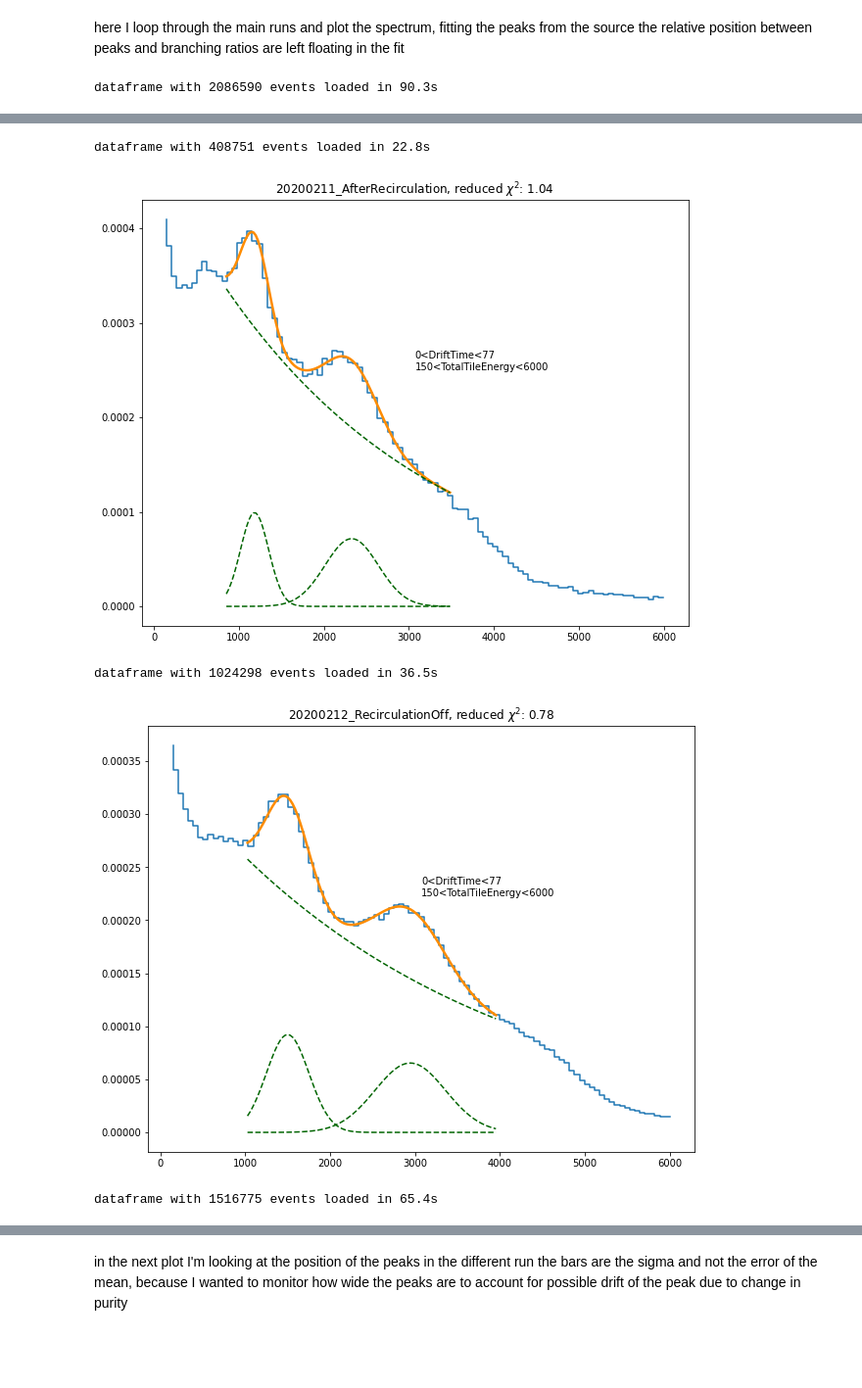
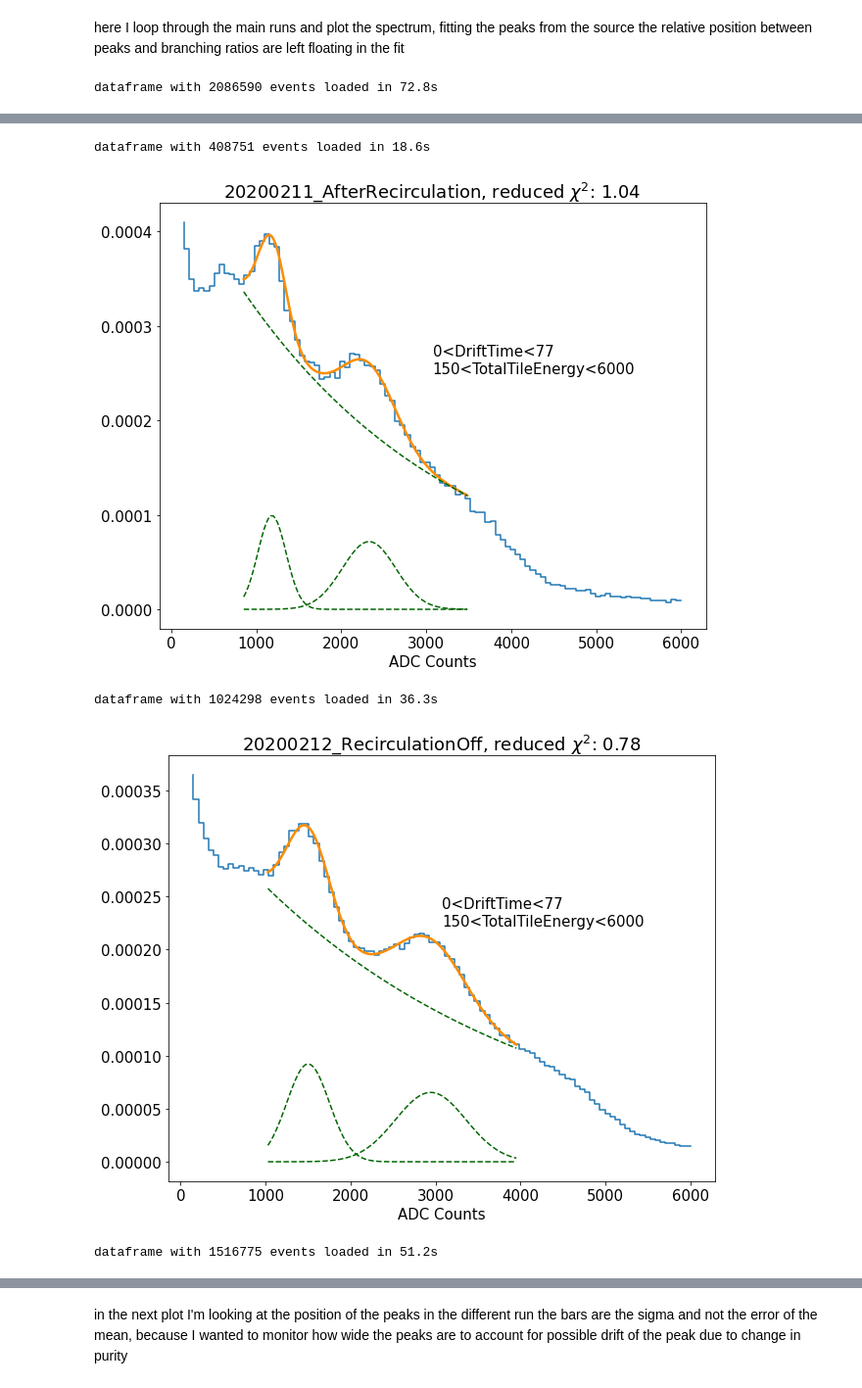
Before and after one commit to jdalmasson88/LXe_notebooks, a Jupyter notebook: spectrum_study.ipynb, the cells around one changed output, grey strips where cells are left out. Shown at 98% size. Cells and saved outputs as stored; diff of their text form; code cells hidden in the pictures; blank space fills up the shorter version.

```diff
--- a/spectrum_study.ipynb
+++ b/spectrum_study.ipynb
@@ -9,6 +9,7 @@ import pandas as pd
 import numpy as np
 
 plt.rcParams['figure.figsize'] = [10, 8]
+plt.rcParams['font.size'] = 15
 
 analysis_config = StruckAnalysisConfiguration.StruckAnalysisConfiguration()
 analysis_config.GetRunParametersFromFile('../config/Run_Parameters_Xe_Run29.csv')
@@ -73,6 +74,7 @@ for i,folder in enumerate(folder_list):
         popt = copy.deepcopy(popt_buffer)
     plt.title(folder + ', reduced $\chi^2$: {:.2f}'.format(chi2/len(fit_idx)))
     plt.text(0.5, 0.6, cut.GetString('\n'), transform = plt.gca().transAxes)
+    plt.xlabel('ADC Counts')
     plt.show()
     total_events = sum(mask)
     area_norm = total_events/bin_width
@@ -88,4 +90,4 @@ fit_parameters = pd.DataFrame(parameter_list['values'],columns=columns)
 
 fit_parameters_error = pd.DataFrame(parameter_list['errors'],columns=columns)
 # %% [output]
-dataframe with 2086590 events loaded in 90.3s
+dataframe with 2086590 events loaded in 72.8s
@@ -93,5 +95,5 @@ dataframe with 2086590 events loaded in 90.3s
-dataframe with 408751 events loaded in 22.8s
+dataframe with 408751 events loaded in 18.6s
-[figure, old version]
+[figure, new version]
-dataframe with 1024298 events loaded in 36.5s
+dataframe with 1024298 events loaded in 36.3s
-[figure, old version]
+[figure, new version]
-dataframe with 1516775 events loaded in 65.4s
+dataframe with 1516775 events loaded in 51.2s
```
Also changed, not shown: parts of 4 cells of this notebook, 3 other files.
